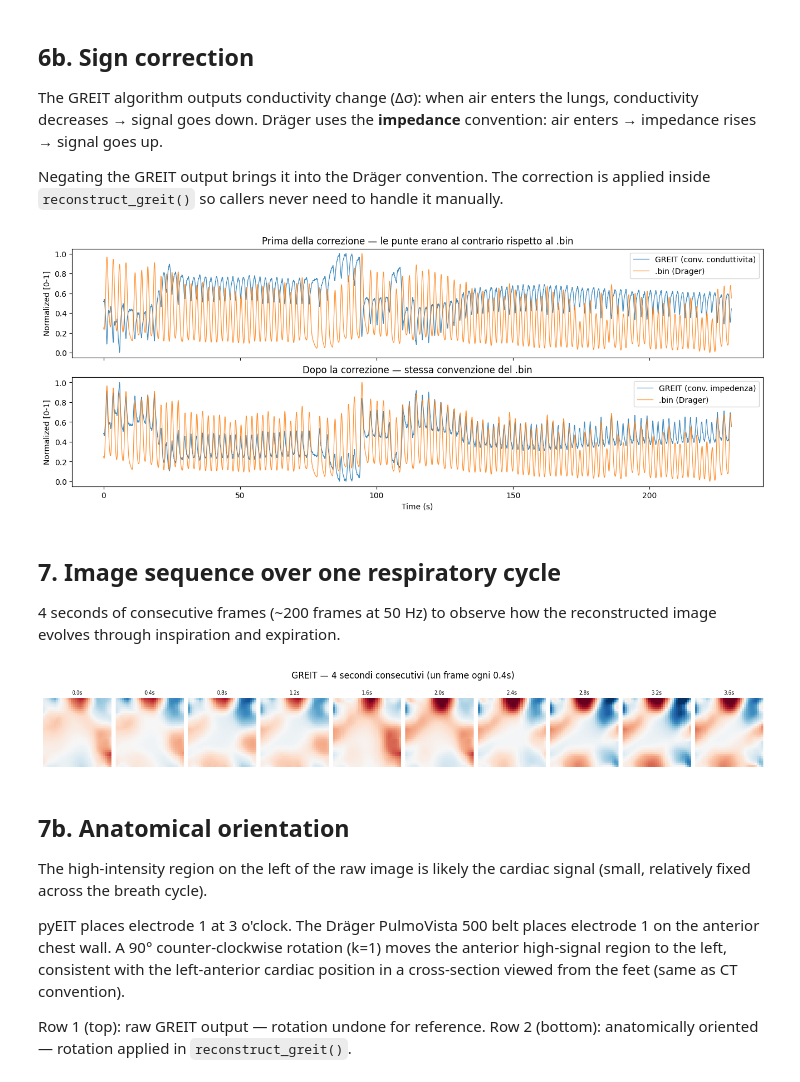
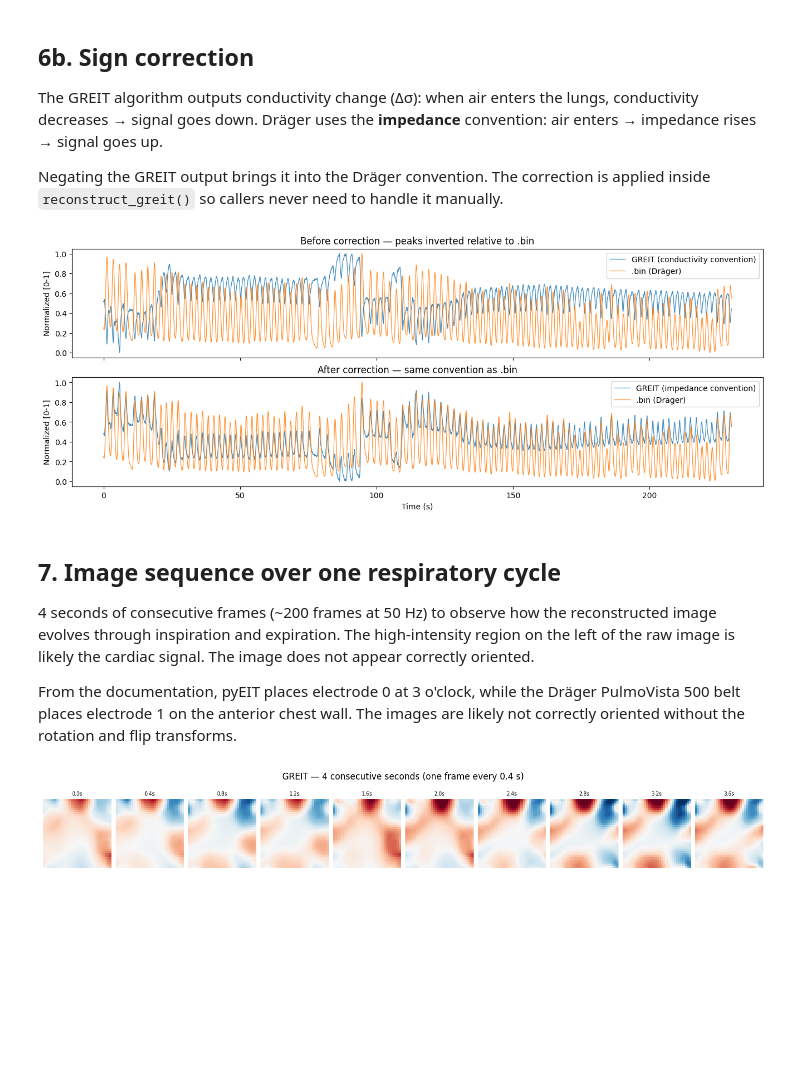
Before and after one commit to Kernel236/fastEIT, a Jupyter notebook: notebooks/03_eit_parser_validation.ipynb, the cells around one changed output. Drawn from its saved outputs; the diff is of its cells as text; code cells hidden in the pictures; blank space fills up the shorter version.

```diff
--- a/notebooks/03_eit_parser_validation.ipynb
+++ b/notebooks/03_eit_parser_validation.ipynb
@@ -143,39 +154,45 @@ handle it manually.
 # %%
 # Global EIT signal: sum of all pixels per frame
 global_greit = np.nansum(images, axis=(1, 2))
 time = np.arange(len(global_greit)) / eit.fs
 
 global_bin = bin_.global_signal
 time_bin = np.arange(len(global_bin)) / bin_.fs
 
 def norm01(x):
     return (x - x.min()) / (x.max() - x.min())
 
 fig, axes = plt.subplots(2, 1, figsize=(13, 5), layout="constrained", sharex=True)
 
-# Prima della correzione: le punte andavano al contrario
-axes[0].plot(time, norm01(-global_greit), lw=0.9, color="C0", label="GREIT (conv. conduttivita)", alpha=0.85)
-axes[0].plot(time_bin, norm01(global_bin), lw=0.9, color="C1", label=".bin (Drager)", alpha=0.85)
+# Before correction: peaks were inverted relative to .bin
+axes[0].plot(time, norm01(-global_greit), lw=0.9, color="C0", label="GREIT (conductivity convention)", alpha=0.85)
+axes[0].plot(time_bin, norm01(global_bin), lw=0.9, color="C1", label=".bin (Dräger)", alpha=0.85)
 axes[0].set_ylabel("Normalized [0-1]")
-axes[0].set_title("Prima della correzione — le punte erano al contrario rispetto al .bin")
+axes[0].set_title("Before correction — peaks inverted relative to .bin")
 axes[0].legend()
 
-# Dopo la correzione: reconstruct_greit() nega gia internamente
-axes[1].plot(time, norm01(global_greit), lw=0.9, color="C0", label="GREIT (conv. impedenza)", alpha=0.85)
-axes[1].plot(time_bin, norm01(global_bin), lw=0.9, color="C1", label=".bin (Drager)", alpha=0.85)
+# After correction: reconstruct_greit() negates internally
+axes[1].plot(time, norm01(global_greit), lw=0.9, color="C0", label="GREIT (impedance convention)", alpha=0.85)
+axes[1].plot(time_bin, norm01(global_bin), lw=0.9, color="C1", label=".bin (Dräger)", alpha=0.85)
 axes[1].set_xlabel("Time (s)")
 axes[1].set_ylabel("Normalized [0-1]")
-axes[1].set_title("Dopo la correzione — stessa convenzione del .bin")
+axes[1].set_title("After correction — same convention as .bin")
 axes[1].legend()
 
 plt.show()
 # %% [output]
-[figure, old version]
+[figure, new version]
 # %% [markdown]
 ## 7. Image sequence over one respiratory cycle
 
 4 seconds of consecutive frames (~200 frames at 50 Hz) to observe how the
 reconstructed image evolves through inspiration and expiration.
+The high-intensity region on the left of the raw image is likely the cardiac signal.
+The image does not appear correctly oriented.
+
+From the documentation, pyEIT places electrode 0 at 3 o'clock, while the Dräger
+PulmoVista 500 belt places electrode 1 on the anterior chest wall. The images are
+likely not correctly oriented without the rotation and flip transforms.
 # %%
 # 4 seconds of consecutive frames around the middle of the recording
 t_start = len(images) // 2          # start at midpoint
@@ -196,20 +213,7 @@ for ax, idx in zip(axes, selected):
     ax.set_title(f"{(idx - t_start)/eit.fs:.1f}s", fontsize=7)
     ax.axis("off")
 
-fig.suptitle("GREIT — 4 secondi consecutivi (un frame ogni 0.4s)")
+fig.suptitle("GREIT — 4 consecutive seconds (one frame every 0.4 s)")
 plt.show()
 # %% [output]
-[figure, old version]
+[figure, new version]
-# %% [markdown]
-## 7b. Anatomical orientation
-
-The high-intensity region on the left of the raw image is likely the cardiac signal
-(small, relatively fixed across the breath cycle).
-
-pyEIT places electrode 1 at 3 o'clock. The Dräger PulmoVista 500 belt places
-electrode 1 on the anterior chest wall. A 90° counter-clockwise rotation (k=1)
-moves the anterior high-signal region to the left, consistent with the left-anterior
-cardiac position in a cross-section viewed from the feet (same as CT convention).
-
-Row 1 (top): raw GREIT output — rotation undone for reference.
-Row 2 (bottom): anatomically oriented — rotation applied in `reconstruct_greit()`.
```
Also changed, not shown: parts of 5 cells of this notebook.
